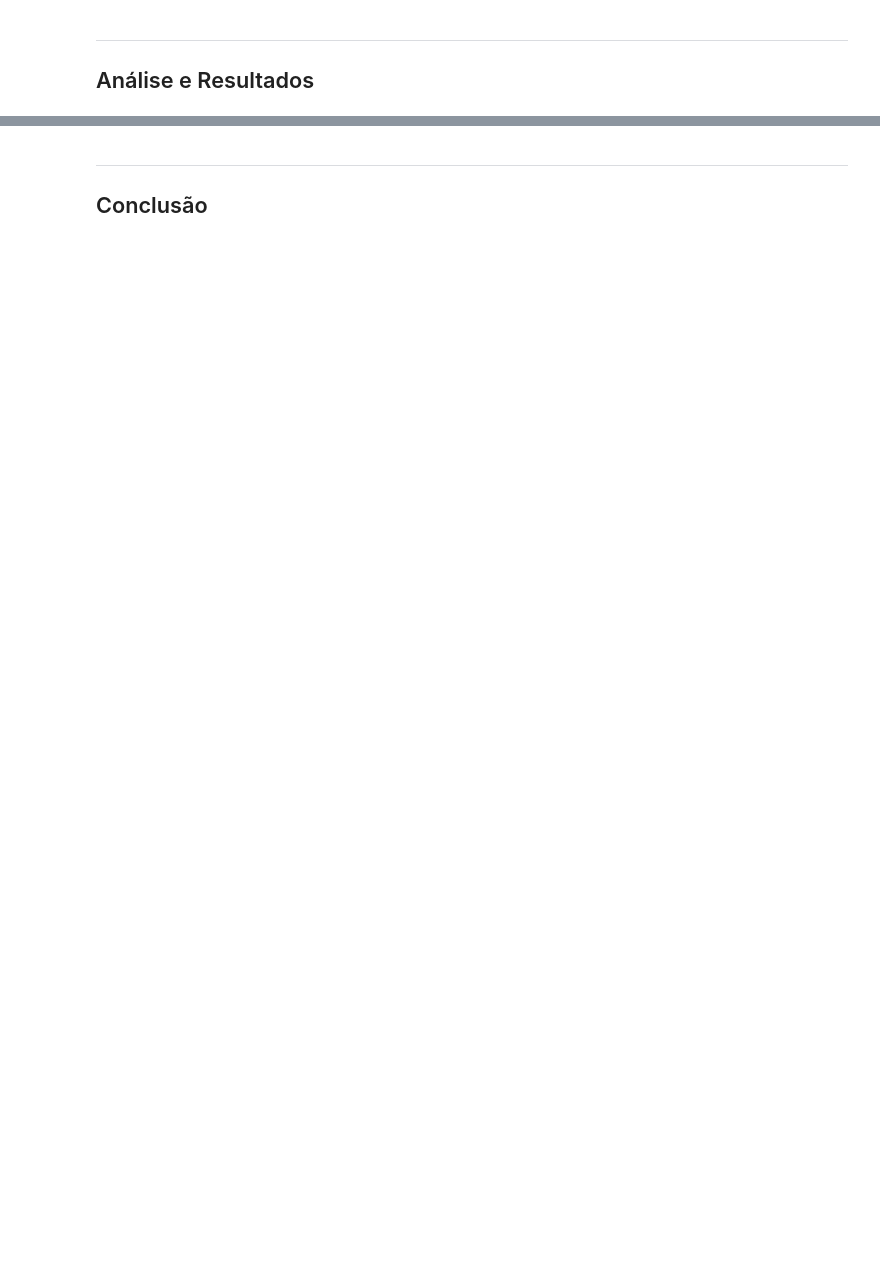
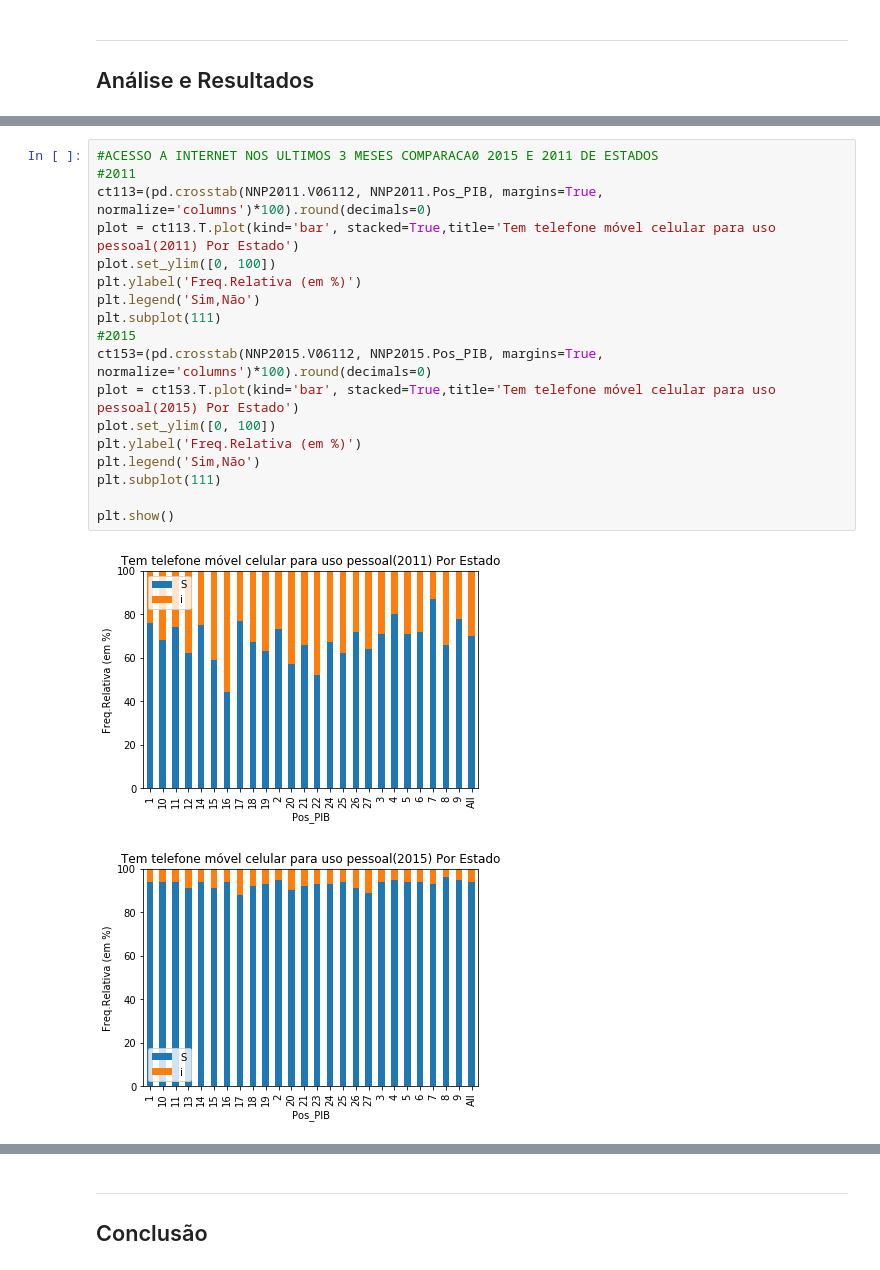
Before and after one commit to guipleite/DPCD, a Jupyter notebook: P1/Projeto1 Layout.ipynb, the cells around one changed output, grey strips where cells are left out. Cells and saved outputs as stored; diff of their text form; blank space fills up the shorter version.

```diff
--- a/P1/Projeto1 Layout.ipynb
+++ b/P1/Projeto1 Layout.ipynb
@@ -128,0 +188,21 @@ ___
+# %%
+#ACESSO A INTERNET NOS ULTIMOS 3 MESES COMPARACA0 2015 E 2011 DE ESTADOS
+#2011
+ct113=(pd.crosstab(NNP2011.V06112, NNP2011.Pos_PIB, margins=True, normalize='columns')*100).round(decimals=0)
+plot = ct113.T.plot(kind='bar', stacked=True,title='Tem telefone móvel celular para uso pessoal(2011) Por Estado')
+plot.set_ylim([0, 100])
+plt.ylabel('Freq.Relativa (em %)')
+plt.legend('Sim,Não')
+plt.subplot(111)
+#2015
+ct153=(pd.crosstab(NNP2015.V06112, NNP2015.Pos_PIB, margins=True, normalize='columns')*100).round(decimals=0)
+plot = ct153.T.plot(kind='bar', stacked=True,title='Tem telefone móvel celular para uso pessoal(2015) Por Estado')
+plot.set_ylim([0, 100])
+plt.ylabel('Freq.Relativa (em %)')
+plt.legend('Sim,Não')
+plt.subplot(111)
+
+plt.show()
+# %% [output]
+[figure, added]
+[figure, added]
```
Also changed, not shown: parts of 16 cells of this notebook.
